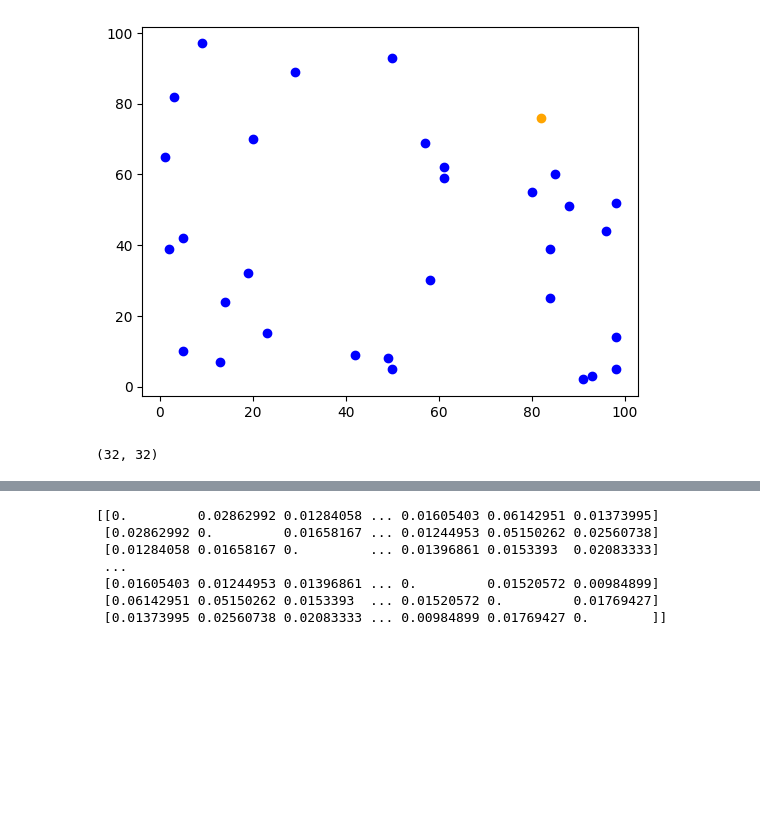
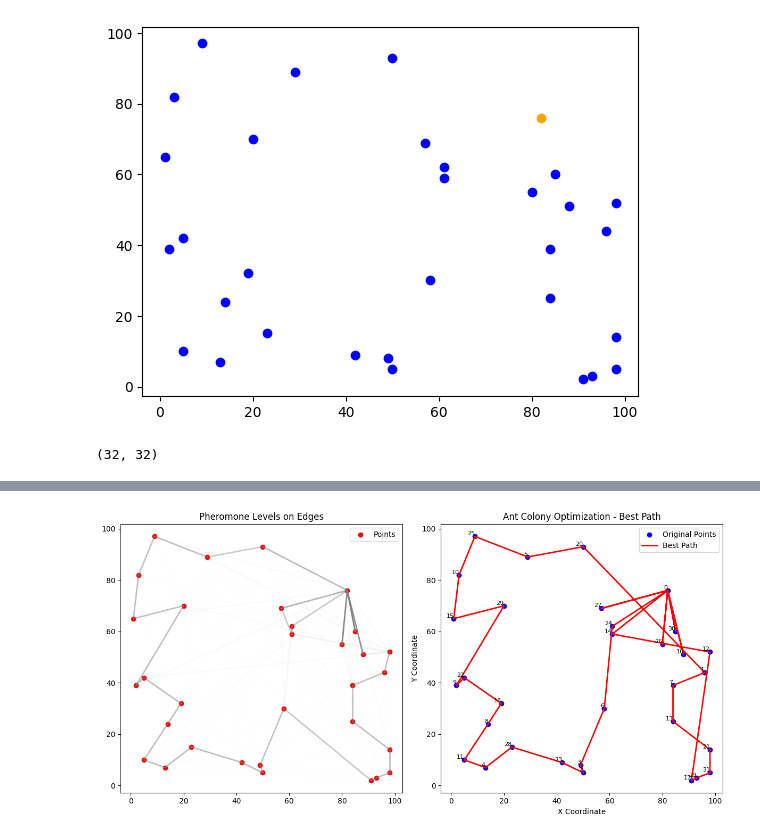
Before and after one commit to DavidParedes2021/Optimization, a Jupyter notebook: 13 - VRP_ACO/VRP_ACO.ipynb, the cells around one changed output, grey strips where cells are left out. Drawn from its saved outputs; the diff is of its cells as text; code cells hidden in the pictures; blank space fills up the shorter version.

```diff
--- a/13 - VRP_ACO/VRP_ACO.ipynb
+++ b/13 - VRP_ACO/VRP_ACO.ipynb
@@ -168,11 +165,7 @@ it:  50
 ... (9 outputs left out)
-# %%
-print(aco_solver.hstc_mtx)
-# %% [output]
-[[0.         0.02862992 0.01284058 ... 0.01605403 0.06142951 0.01373995]
- [0.02862992 0.         0.01658167 ... 0.01244953 0.05150262 0.02560738]
- [0.01284058 0.01658167 0.         ... 0.01396861 0.0153393  0.02083333]
- ...
- [0.01605403 0.01244953 0.01396861 ... 0.         0.01520572 0.00984899]
- [0.06142951 0.05150262 0.0153393  ... 0.01520572 0.         0.01769427]
- [0.01373995 0.02560738 0.02083333 ... 0.00984899 0.01769427 0.        ]]
+# %%
+# plotter.draw_path(aco_solver)
+plotter.path_plot(aco_solver)
+# aco.ACOPlotter.draw_path(pts[:,0], pts[:,1], best_solution)
+# %% [output]
+[figure, added]
```
Also changed, not shown: parts of 1 cell of this notebook, 1 other file.
